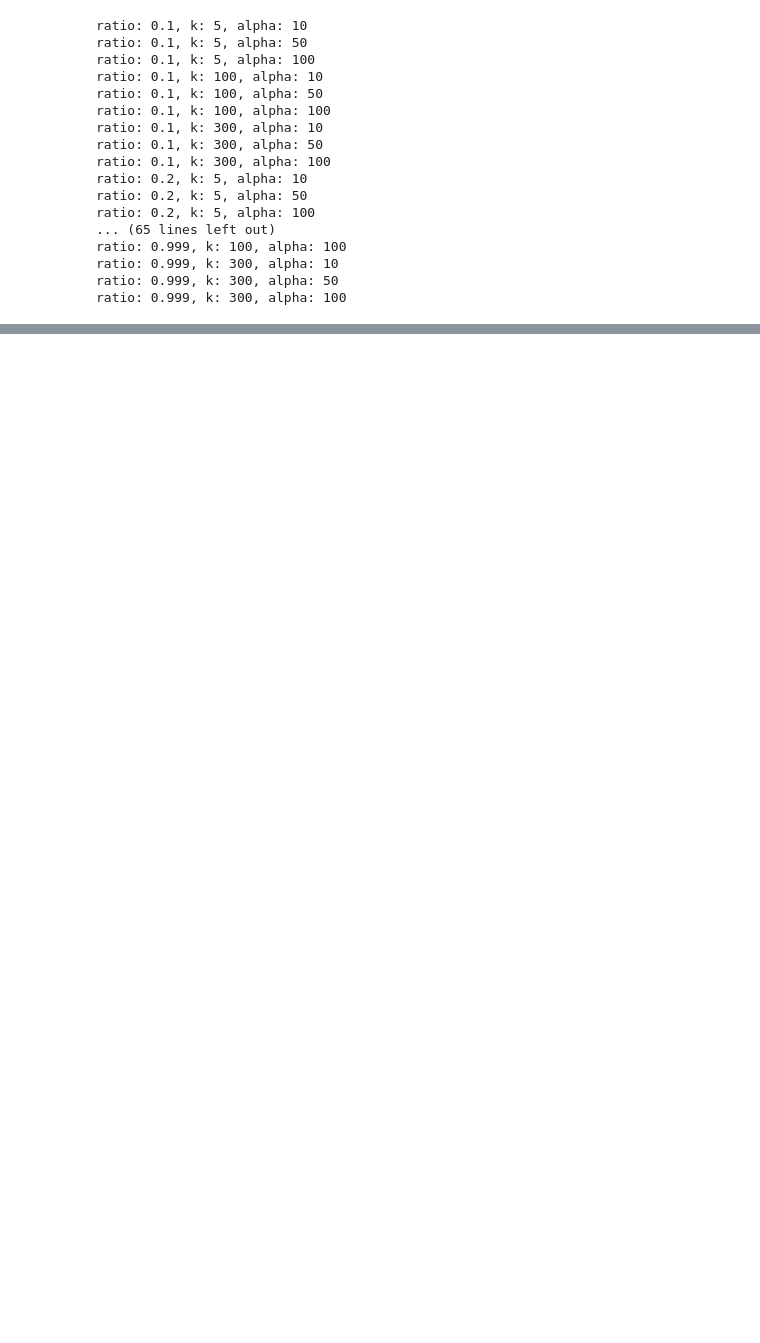
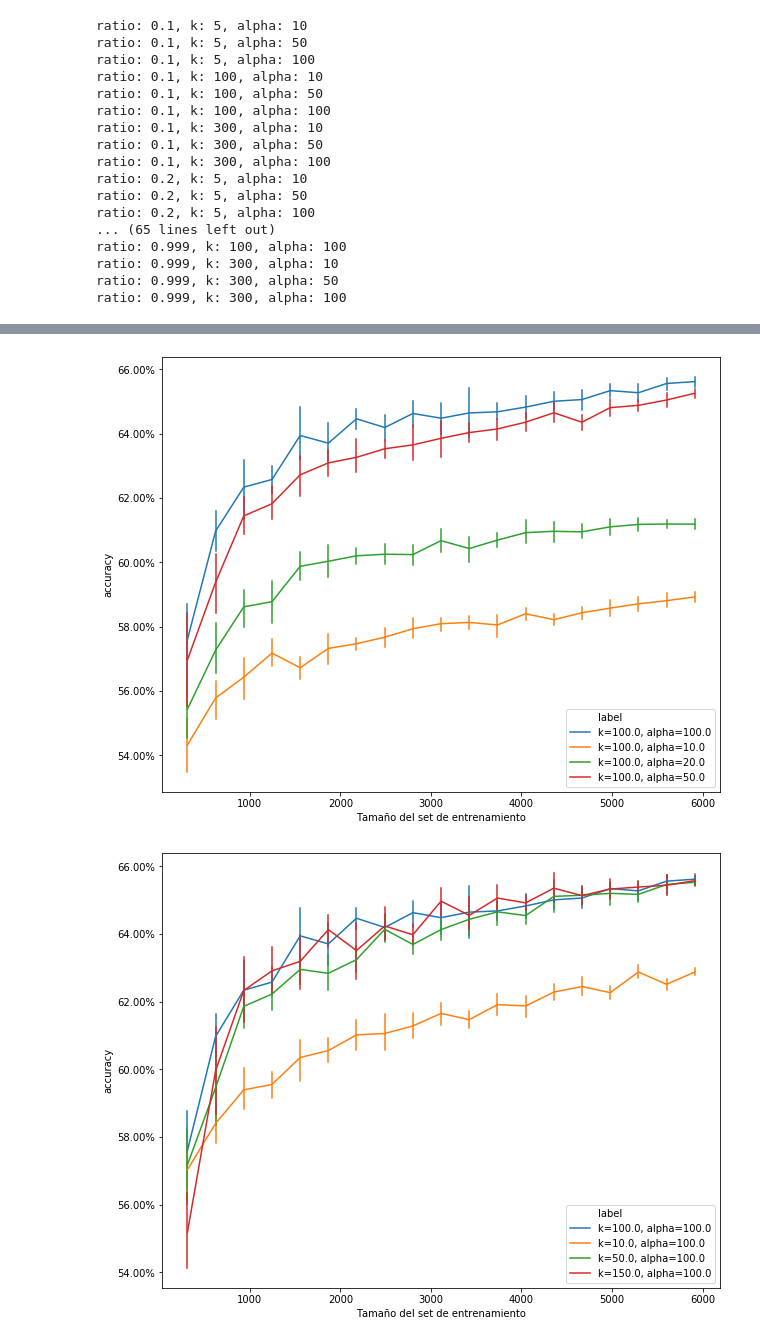
Before and after one commit to jpcenteno/kdtree-pca-sentinment-analysis, a Jupyter notebook: notebooks/exp-train-size.ipynb, the cells around one changed output, grey strips where cells are left out. Drawn from its saved outputs; the diff is of its cells as text; code cells hidden in the pictures; blank space fills up the shorter version.

Commit message:
Experimentación completa variando tam muestral

```diff
--- a/notebooks/exp-train-size.ipynb
+++ b/notebooks/exp-train-size.ipynb
@@ -120,0 +237,39 @@ results_train_subsampling.to_csv('subsampling_results.csv')
+# %%
+data = pd.concat([
+    pd.read_csv('results/subsampling_exp2.csv'),
+    pd.read_csv('results/subsampling_exp3.csv'),
+    pd.read_csv('results/subsampling_exp4.csv'),
+])
+
+def plot_subsampling_experiment(data, ax=None):
+
+    data = data.copy()
+
+    def fmt_param_label(row):
+        'Genera el label para la fila basado en k, alpha'
+        k = row['k']
+        alpha = row['alpha']
+        return f'k={k}, alpha={alpha}'
+
+    data['label'] = data.apply(fmt_param_label, axis=1)
+
+    ax = sns.lineplot(x='n_train', y='acc', hue='label', err_style='bars', data=data, ax=ax)
+    ax.legend(loc='lower right')
+    ax.set_xlabel('Tamaño del set de entrenamiento')
+    ax.set_ylabel('accuracy')
+
+    # Display Y tics as percentage:
+    ax.set_yticklabels([f'{x:.2%}' for x in ax.get_yticks()])
+
+_, ax = plt.subplots(1, 1, figsize=(10, 8))
+plot_subsampling_experiment(data[data['k'] == 100], ax)
+plt.savefig('plots/exp_subsampling_k_fijo.png')
+plt.show()
+
+_, ax = plt.subplots(1, 1, figsize=(10, 8))
+plot_subsampling_experiment(data[data['alpha'] == 100], ax)
+plt.savefig('plots/exp_subsampling_alpha_fijo.png')
+plt.show()
+# %% [output]
+[figure, added]
+[figure, added]
```
Also changed, not shown: parts of 13 cells of this notebook, 7 other files.
